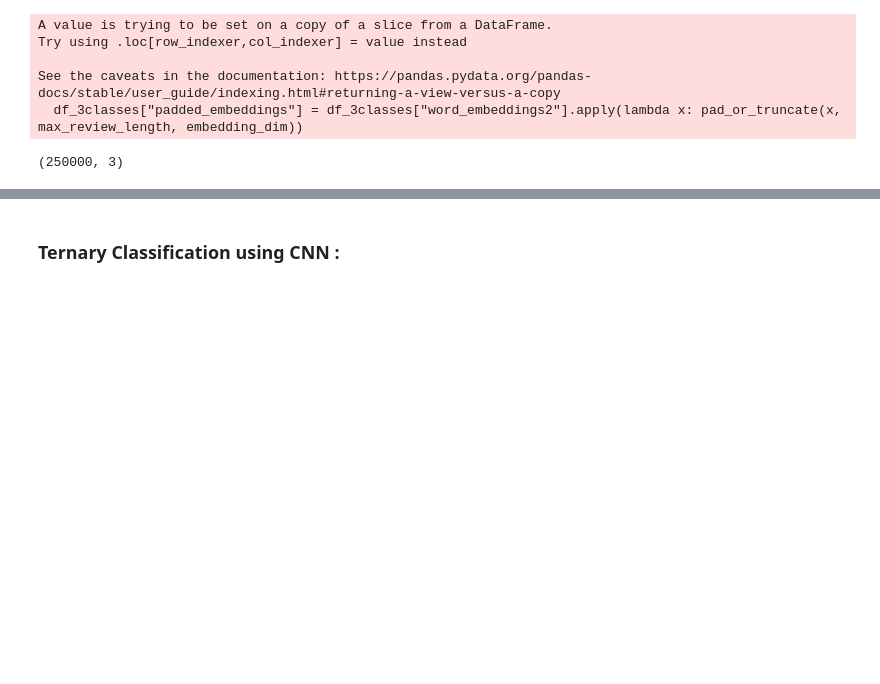
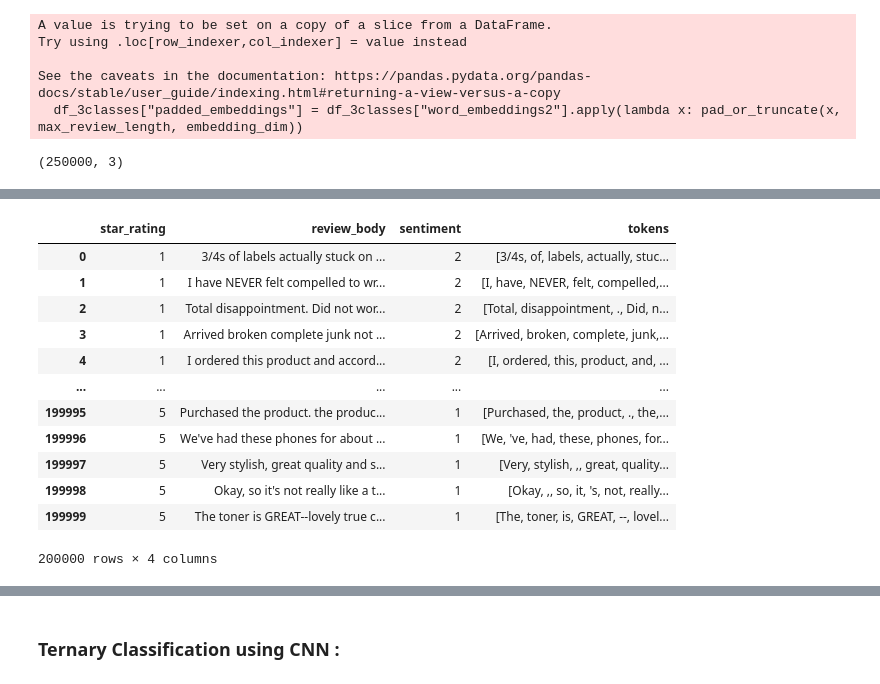
Before and after one commit to junaid537/pytorch, a Jupyter notebook: “HW2_Junaid_Khalidi_Py_CNN.ipynb, the cells around one changed output, grey strips where cells are left out. Saved outputs shown, nothing was run; the diff lists cells and outputs as text; code cells hidden in the pictures; blank space fills up the shorter version.

```diff
--- a/“HW2_Junaid_Khalidi_Py_CNN.ipynb
+++ b/“HW2_Junaid_Khalidi_Py_CNN.ipynb
@@ -1701,0 +1729,21 @@ df_3classes = df_3classes[["padded_embeddings", "sentiment"]]
+# %%
+# Ensuring that star_rating contains only valid numeric values:
+
+# Convert star_rating to numeric, coercing errors to NaN
+df['star_rating'] = pd.to_numeric(df['star_rating'], errors='coerce')
+
+# Drop rows with invalid star_rating values
+df = df.dropna(subset=['star_rating'])
+
+# Convert star_rating to integer (if required)
+df['star_rating'] = df['star_rating'].astype(int)
+def map_sentiment(rating):
+    if rating > 3:
+        return 1  # Positive
+    elif rating < 3:
+        return 2  # Negative
+    else:
+        return 3  # Neutral
+
+df['sentiment'] = df['star_rating'].apply(map_sentiment)
+df
@@ -1701,0 +1774,2 @@ df_3classes = df_3classes[["padded_embeddings", "sentiment"]]
+# %%
+df = df.groupby('star_rating').apply(lambda x: x.sample(n=50000, random_state=42)).reset_index(drop=True)
@@ -1701,0 +1785,8 @@ df_3classes = df_3classes[["padded_embeddings", "sentiment"]]
+# %%
+import nltk
+nltk.download('punkt_tab')
+#tokenize your dataset
+# Tokenize the review text
+df["tokens"] = df["review_body"].astype(str).apply(word_tokenize)
+# Show some tokenized reviews
+print(df["tokens"].head())
@@ -1701,0 +1815,18 @@ df_3classes = df_3classes[["padded_embeddings", "sentiment"]]
+# %%
+
+df = df.groupby('star_rating').apply(lambda x: x.sample(n=50000, random_state=42)).reset_index(drop=True)
+df
+# %% [output]
+|  | star_rating | review_body | sentiment | tokens |
+| 0 | 1 | 3/4s of labels actually stuck on ... | 2 | [3/4s, of, labels, actually, stuc... |
+| 1 | 1 | I have NEVER felt compelled to wr... | 2 | [I, have, NEVER, felt, compelled,... |
+| 2 | 1 | Total disappointment. Did not wor... | 2 | [Total, disappointment, ., Did, n... |
+| 3 | 1 | Arrived broken complete junk not ... | 2 | [Arrived, broken, complete, junk,... |
+| 4 | 1 | I ordered this product and accord... | 2 | [I, ordered, this, product, and, ... |
+| ... | ... | ... | ... | ... |
+| 199995 | 5 | Purchased the product. the produc... | 1 | [Purchased, the, product, ., the,... |
+| 199996 | 5 | We've had these phones for about ... | 1 | [We, 've, had, these, phones, for... |
+| 199997 | 5 | Very stylish, great quality and s... | 1 | [Very, stylish, ,, great, quality... |
+| 199998 | 5 | Okay, so it's not really like a t... | 1 | [Okay, ,, so, it, 's, not, really... |
+| 199999 | 5 | The toner is GREAT--lovely true c... | 1 | [The, toner, is, GREAT, --, lovel... |
+200000 rows × 4 columns
```
Also changed, not shown: parts of 22 cells of this notebook.
